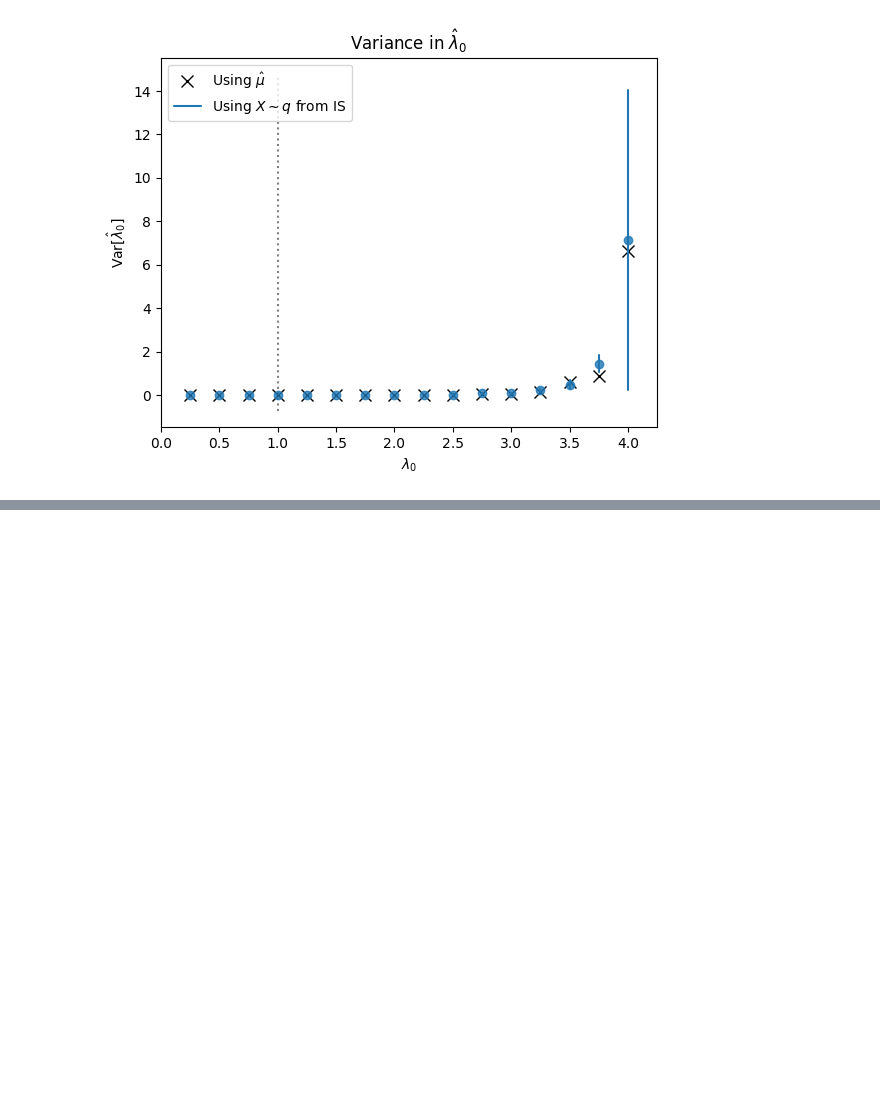
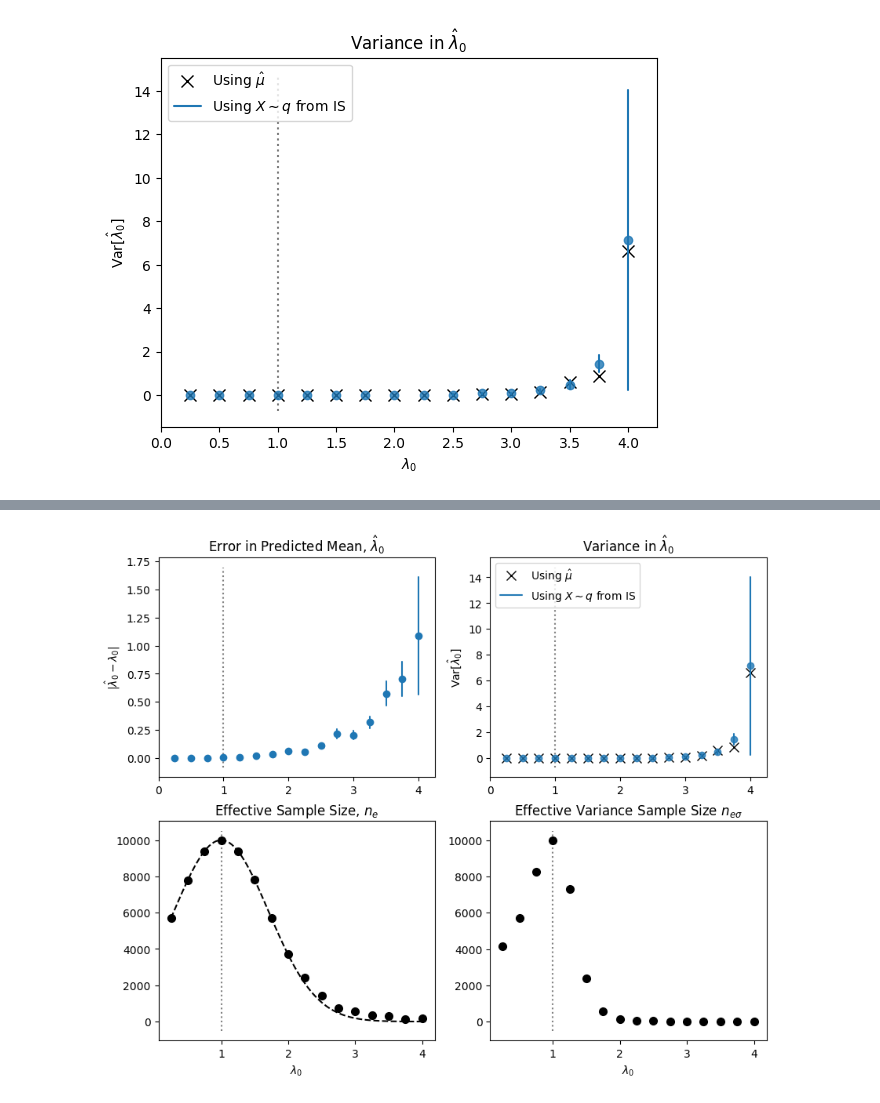
Before and after one commit to hamzaelsaawy/ImportanceSampling, a Jupyter notebook: examples/poisson_tilt.ipynb, the cells around one changed output, grey strips where cells are left out. Saved outputs shown, nothing was run; the diff lists cells and outputs as text; code cells hidden in the pictures; blank space fills up the shorter version.

```diff
--- a/examples/poisson_tilt.ipynb
+++ b/examples/poisson_tilt.ipynb
@@ -95,0 +96,44 @@ savefig("../img/poisson_nesigma.png", bbox_inches="tight")
+# %%
+subplots(2, 2, sharex=true, figsize=(10,8))
+
+subplot(2,2,1)
+tsplot(abs.(ms.-λ0s'), λ0s, err_style="ci_bars", interpolate=false)
+vlines(1, ylim()..., color="grey", linestyle="dotted")
+title("Error in Predicted Mean, " * L"\hat \lambda_0")
+# xlabel(L"\lambda_0")
+ylabel(L"|\hat \lambda_0 - \lambda_0 |")
+# savefig("../img/poisson_mean.png", bbox_inches="tight")
+;
+
+subplot(2,2,2)
+plot(λ0s, est_v, "kx", ms="9")
+tsplot(vs, λ0s, err_style="ci_bars", interpolate=false, alpha=0.8)
+vlines(1, ylim()..., color="grey", linestyle="dotted")
+title("Variance in " * L"\hat \lambda_0")
+# xlabel(L"\lambda_0")
+ylabel(L"\mathrm{Var}[\hat \lambda_0]")
+legend(["Using " * L"\hat \mu", "Using " * L"X \sim q" * " from IS"])
+# savefig("../img/poisson_var.png", bbox_inches="tight")
+;
+
+subplot(2,2,3)
+plot(λ0s_pred, nes_pred, "--k")
+plot(λ0s, nes_avg, "ko", ms=7)
+vlines(1, ylim()..., color="grey", linestyle="dotted")
+title("Effective Sample Size, " * L"n_{e}")
+xlabel(L"\lambda_0")
+# ylabel(L"n_e")
+savefig("../img/poisson_ne.png", bbox_inches="tight")
+;
+
+subplot(2,2,4)
+plot(λ0s, neσs_avg, "ko", ms=7)
+vlines(1, ylim()..., color="grey", linestyle="dotted")
+title("Effective Variance Sample Size " * L"n_{e\sigma}")
+xlabel(L"\lambda_0")
+# ylabel(L"n_{e\sigma}")
+# savefig("../img/poisson_nesigma.png", bbox_inches="tight")
+
+savefig("../img/poisson.png", bbox_inches="tight")
+# %% [output]
+[figure, added]
```
Also changed, not shown: parts of 5 cells of this notebook, 6 other files.
